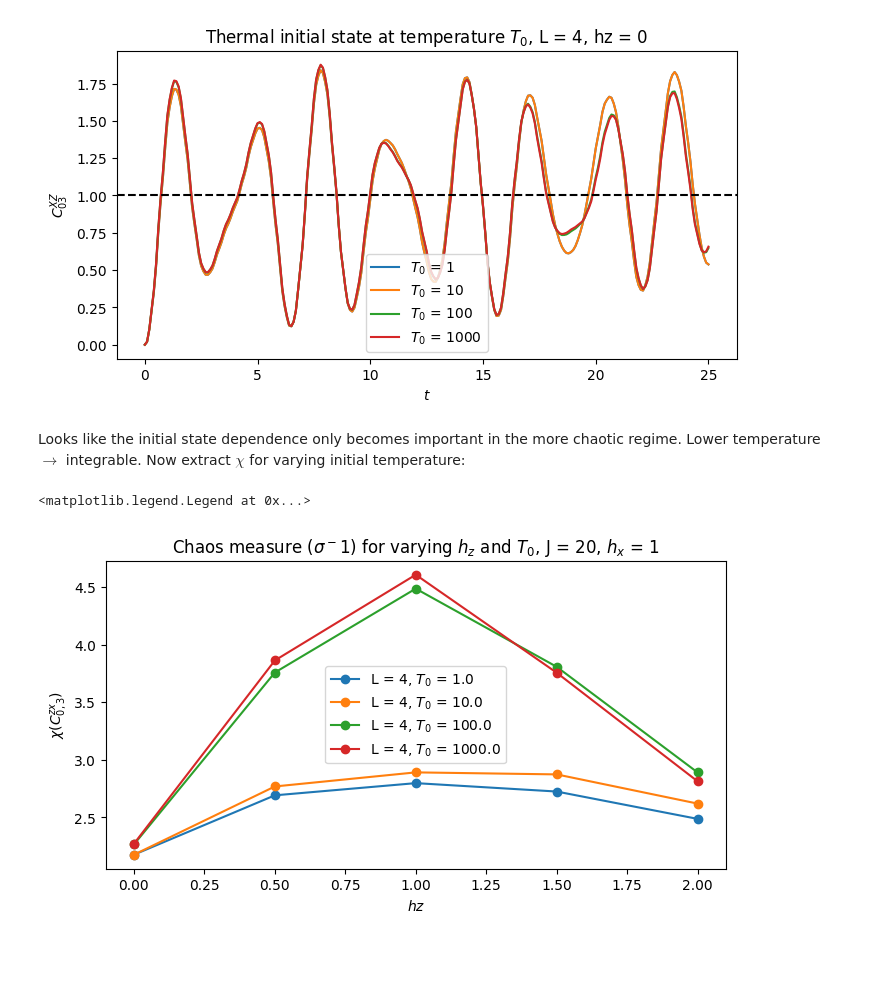
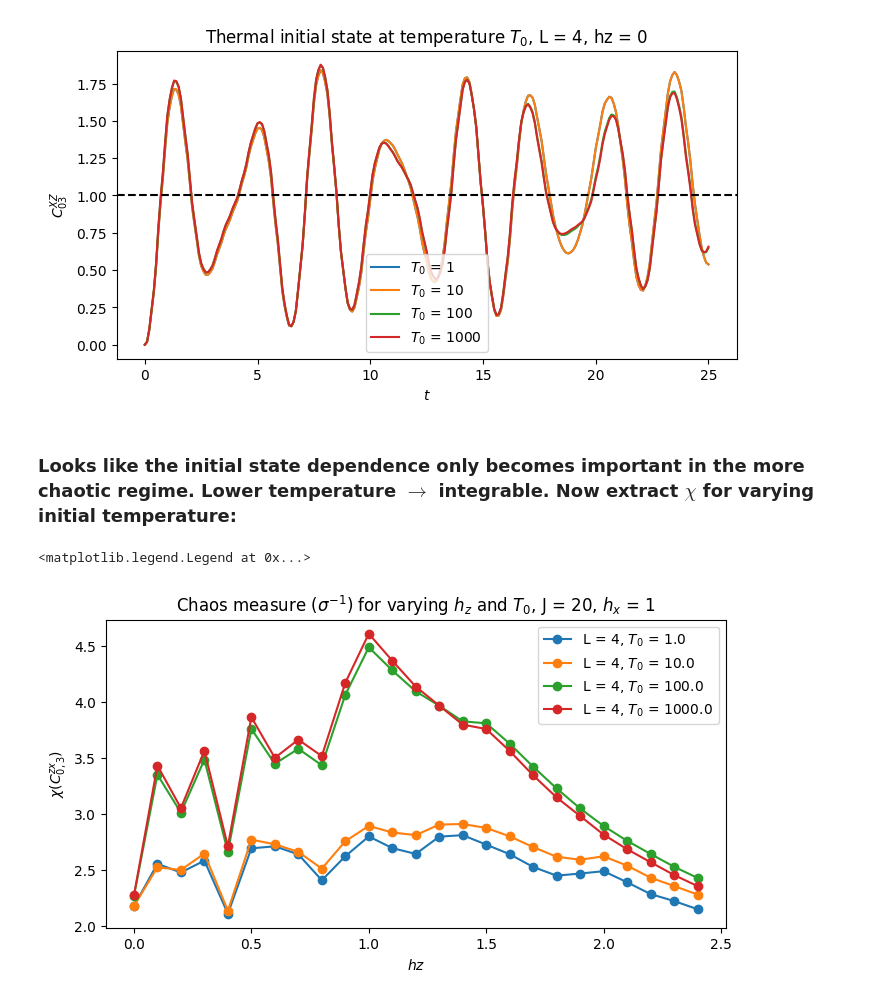
Before and after one commit to Kenji-Maeda/chaos, a Jupyter notebook: demo.ipynb, the cells around one changed output. Drawn from its saved outputs; the diff is of its cells as text; code cells hidden in the pictures; blank space fills up the shorter version.

```diff
--- a/demo.ipynb
+++ b/demo.ipynb
@@ -85,10 +87,10 @@ plt.show()
 # %% [output]
 [figure]
 # %% [markdown]
-Looks like the initial state dependence only becomes important in the more chaotic regime. Lower temperature $\rightarrow$ integrable. Now extract $\chi$ for varying initial temperature:
+### Looks like the initial state dependence only becomes important in the more chaotic regime. Lower temperature $\rightarrow$ integrable. Now extract $\chi$ for varying initial temperature:
 # %%
 templist = np.logspace(0,3,num=4)
-hzlist = np.arange(0,2.5,0.5)
+hzlist = np.arange(0,2.5,0.1)
 stdlist = np.zeros((len(templist),len(hzlist)))
 
 for l,temp in enumerate(templist):
@@ -101,14 +103,14 @@ for l,temp in enumerate(templist):
 # %%
 # Integrable limit: 𝜒 -> 0; Chaos limit: 𝜒 -> 1
 plt.figure(figsize=(8,4))
 for l, temp in enumerate(templist):
     plt.plot(hzlist,1/stdlist[l], "-o", label = rf'L = {otoc.mfim.L}, $T_0$ = {temp}')
 plt.xlabel('$hz$')
 plt.ylabel('$\chi(C^{zx}_{0,3}) $')
-plt.title(rf"Chaos measure ($\sigma^{-1}$) for varying $h_z$ and $T_0$, J = {otoc.mfim.J}, $h_x$ = {otoc.mfim.hx}")
+plt.title(rf"Chaos measure ($\sigma^{{-1}}$) for varying $h_z$ and $T_0$, J = {otoc.mfim.J}, $h_x$ = {otoc.mfim.hx}")
 plt.legend()
 # %% [output]
 <matplotlib.legend.Legend at 0x...>
-[figure, old version]
+[figure, new version]
 # %%
 # Integrable limit: 𝜒 -> 0; Chaos limit: 𝜒 -> 1
```
Also changed, not shown: parts of 9 cells of this notebook, 2 other files.
